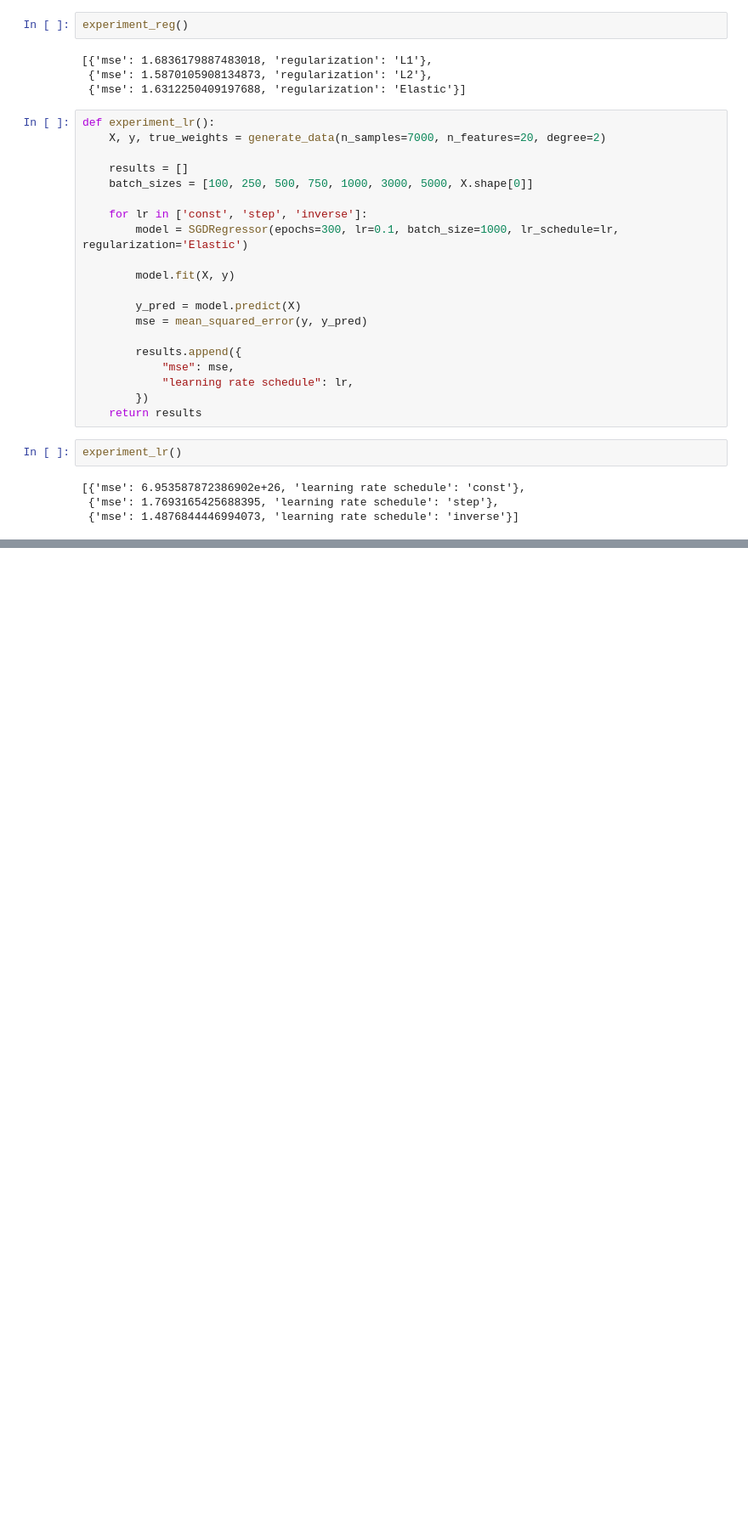
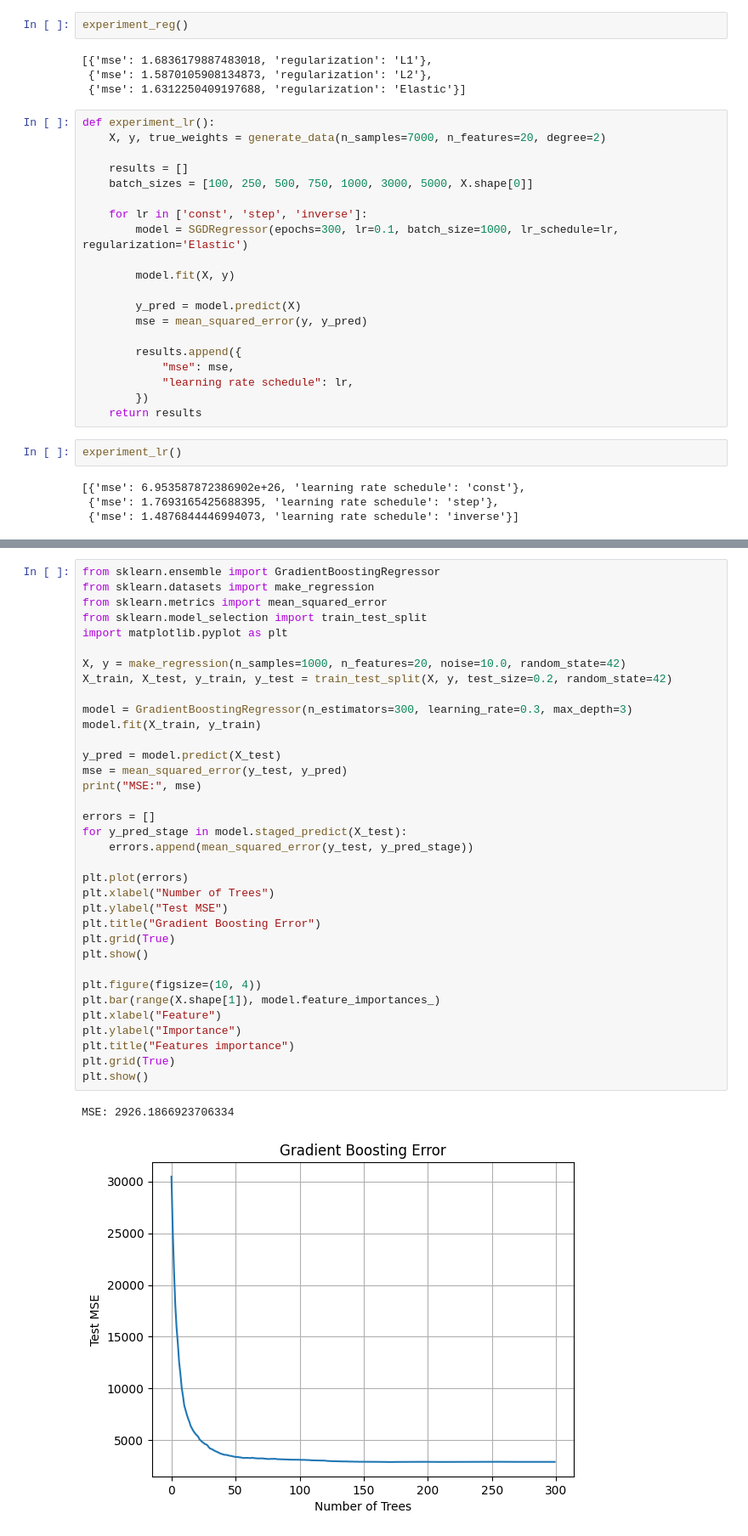
Before and after one commit to danyarmarkin/MetodsOfOptimisation, a Jupyter notebook: lab3/main.ipynb, the cells around one changed output, grey strips where cells are left out. Shown at 85% size. Drawn from its saved outputs; the diff is of its cells as text; blank space fills up the shorter version.

```diff
--- a/lab3/main.ipynb
+++ b/lab3/main.ipynb
@@ -296,0 +354,38 @@ RuntimeError: Numpy is not available
+# %%
+from sklearn.ensemble import GradientBoostingRegressor
+from sklearn.datasets import make_regression
+from sklearn.metrics import mean_squared_error
+from sklearn.model_selection import train_test_split
+import matplotlib.pyplot as plt
+
+X, y = make_regression(n_samples=1000, n_features=20, noise=10.0, random_state=42)
+X_train, X_test, y_train, y_test = train_test_split(X, y, test_size=0.2, random_state=42)
+
+model = GradientBoostingRegressor(n_estimators=300, learning_rate=0.3, max_depth=3)
+model.fit(X_train, y_train)
+
+y_pred = model.predict(X_test)
+mse = mean_squared_error(y_test, y_pred)
+print("MSE:", mse)
+
+errors = []
+for y_pred_stage in model.staged_predict(X_test):
+    errors.append(mean_squared_error(y_test, y_pred_stage))
+
+plt.plot(errors)
+plt.xlabel("Number of Trees")
+plt.ylabel("Test MSE")
+plt.title("Gradient Boosting Error")
+plt.grid(True)
+plt.show()
+
+plt.figure(figsize=(10, 4))
+plt.bar(range(X.shape[1]), model.feature_importances_)
+plt.xlabel("Feature")
+plt.ylabel("Importance")
+plt.title("Features importance")
+plt.grid(True)
+plt.show()
+# %% [output]
+MSE: 2926.1866923706334
+[figure, added]
```
Also changed, not shown: parts of 4 cells of this notebook, 3 other files.
